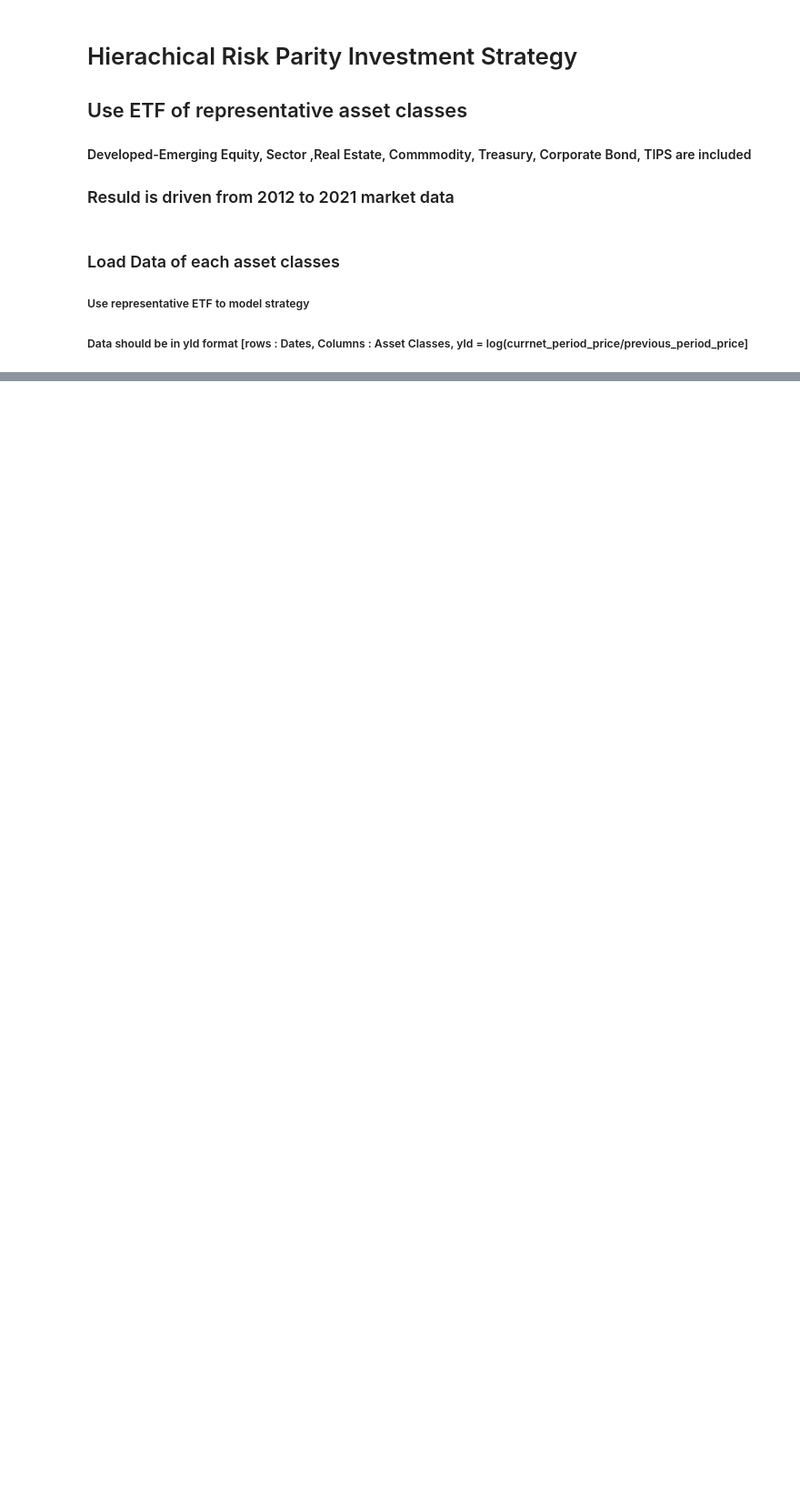
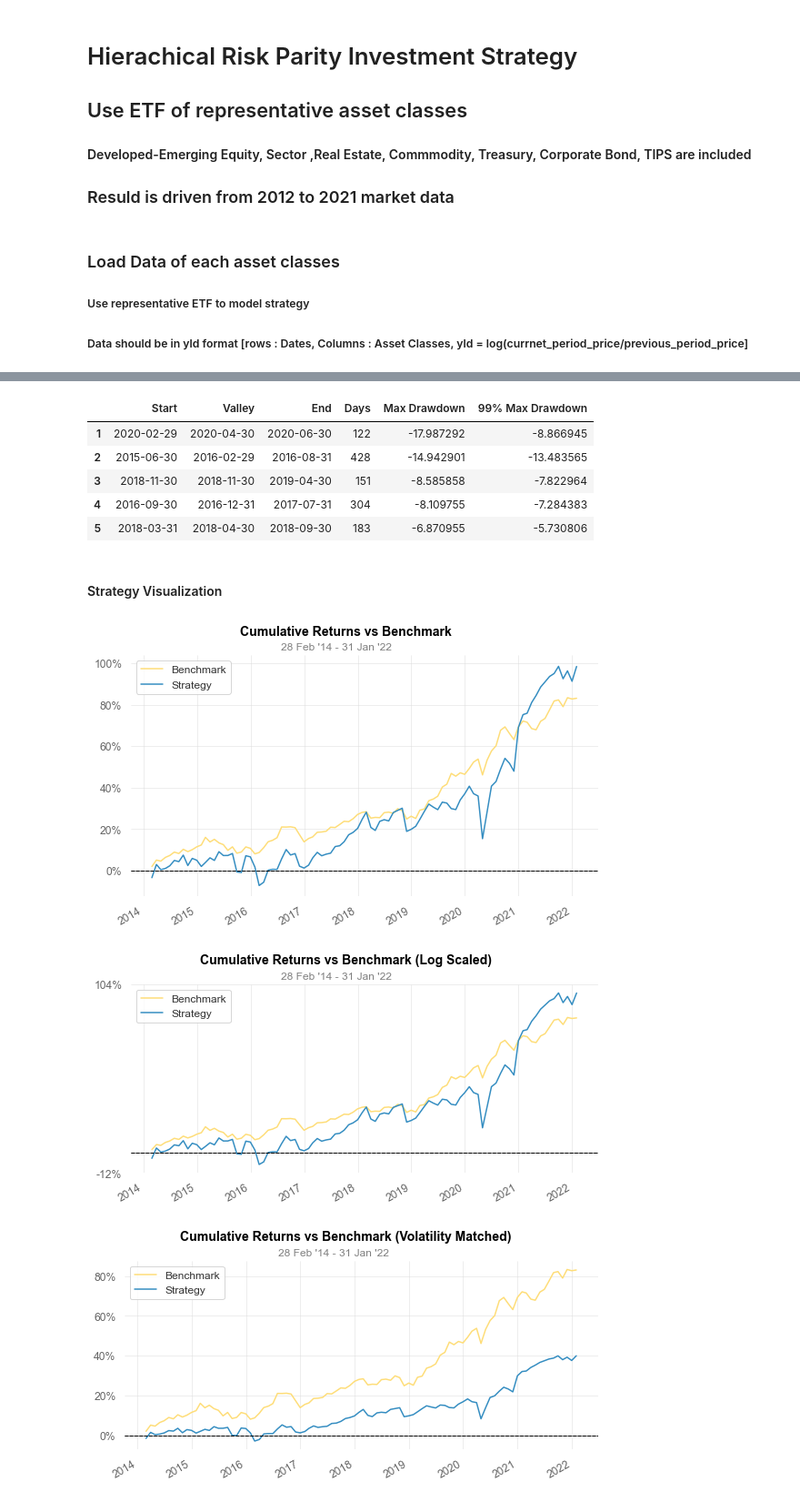
Before and after one commit to QuhiQuhihi/project_quant, a Jupyter notebook: note/02_hierachical_risk_parity.ipynb, the cells around one changed output, grey strips where cells are left out. Shown at 91% size. Saved outputs shown, nothing was run; the diff lists cells and outputs as text; code cells hidden in the pictures; blank space fills up the shorter version.

```diff
--- a/note/02_hierachical_risk_parity.ipynb
+++ b/note/02_hierachical_risk_parity.ipynb
@@ -211,0 +259,3 @@ def weekly_rebalance_strategy
+# %%
+quantstats.reports.full(returns=monthly_rebal_strategy.loc[ : , 'strategy_return'], benchmark=monthly_rebal_strategy.loc[ : , 'benchmark_return'])
+# %% [output]
@@ -211,0 +282,10 @@ def weekly_rebalance_strategy
+|  | Start | Valley | End | Days | Max Drawdown | 99% Max Drawdown |
+| 1 | 2020-02-29 | 2020-04-30 | 2020-06-30 | 122 | -17.987292 | -8.866945 |
+| 2 | 2015-06-30 | 2016-02-29 | 2016-08-31 | 428 | -14.942901 | -13.483565 |
+| 3 | 2018-11-30 | 2018-11-30 | 2019-04-30 | 151 | -8.585858 | -7.822964 |
+| 4 | 2016-09-30 | 2016-12-31 | 2017-07-31 | 304 | -8.109755 | -7.284383 |
+| 5 | 2018-03-31 | 2018-04-30 | 2018-09-30 | 183 | -6.870955 | -5.730806 |
+Strategy Visualization
+[figure, added]
+[figure, added]
+[figure, added]
```
Also changed, not shown: parts of 18 cells of this notebook, 4 other files.
